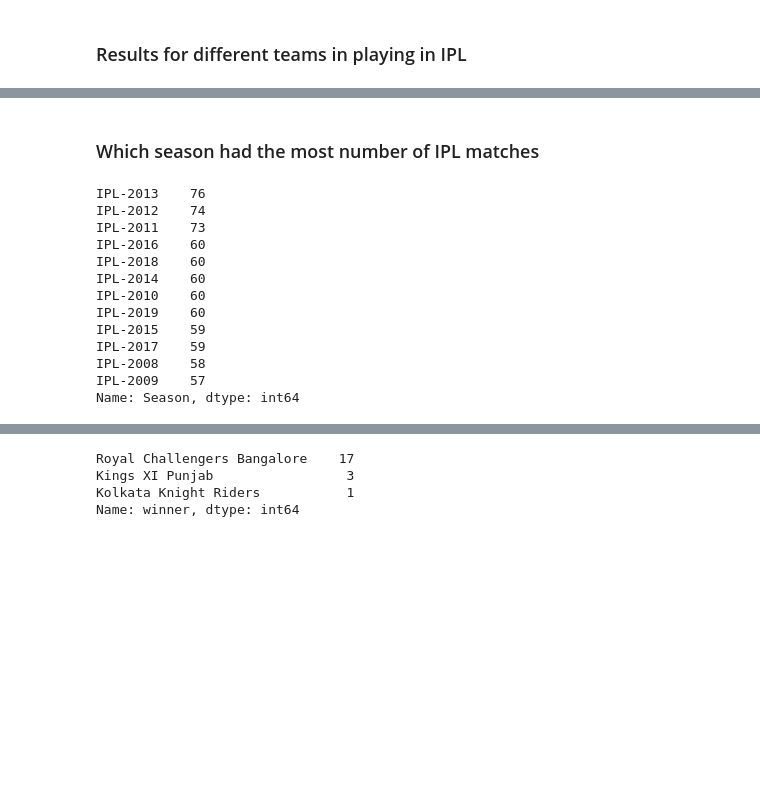
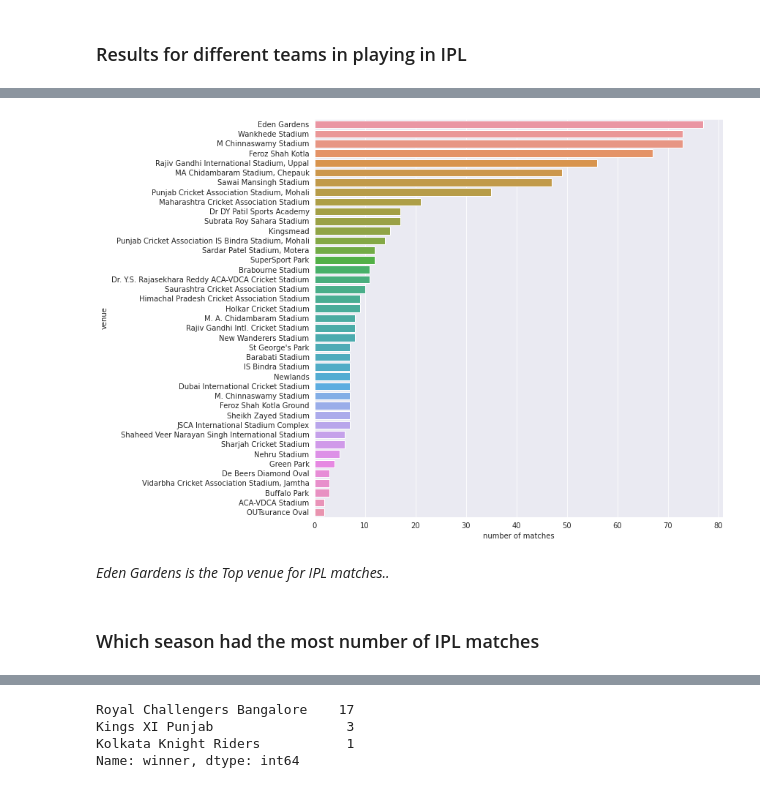
Before and after one commit to priyanships31/ipl-t20-cricket-analysis, a Jupyter notebook: Priyanshi_Singh_24_02_2021_IPL_T20_Cricket_Analysis_Capstone_Project.ipynb, the cells around one changed output, grey strips where cells are left out. Cells and saved outputs as stored; diff of their text form; code cells hidden in the pictures; blank space fills up the shorter version.

```diff
--- a/Priyanshi_Singh_24_02_2021_IPL_T20_Cricket_Analysis_Capstone_Project.ipynb
+++ b/Priyanshi_Singh_24_02_2021_IPL_T20_Cricket_Analysis_Capstone_Project.ipynb
@@ -132,0 +99,7 @@ matches_df['year'] = matches_df['year'].astype(int)
+# %%
+venue_of_matches = pd.DataFrame(matches_df["venue"].value_counts())
+venue_of_matches.reset_index(level = 0, inplace = True)
+venue_of_matches.columns= ['venue','number of matches']
+
+# top 5 venues
+venue_of_matches.iloc[:5]
@@ -133,18 +113,13 @@ matches_df['year'] = matches_df['year'].astype(int)
+# %%
+# Visual representation of IPL seasons and venue of matches
+fig_dims = (10, 10)
+fig, ax = plt.subplots(figsize=fig_dims)
+sns.set_style('darkgrid')
+sns.barplot(venue_of_matches["number of matches"],venue_of_matches["venue"],ax=ax, data=number_of_matches)
+plt.show()
+# %% [output]
+[figure, added]
+# %% [markdown]
+*Eden Gardens is the Top venue for IPL matches..*
 # %% [markdown]
 ### Which season had the most number of IPL matches
-# %%
-matches_df["Season"].value_counts()
-# %% [output]
-IPL-2013    76
-IPL-2012    74
-IPL-2011    73
-IPL-2016    60
-IPL-2018    60
-IPL-2014    60
-IPL-2010    60
-IPL-2019    60
-IPL-2015    59
-IPL-2017    59
-IPL-2008    58
-IPL-2009    57
-Name: Season, dtype: int64
```
Also changed, not shown: parts of 31 cells of this notebook.
